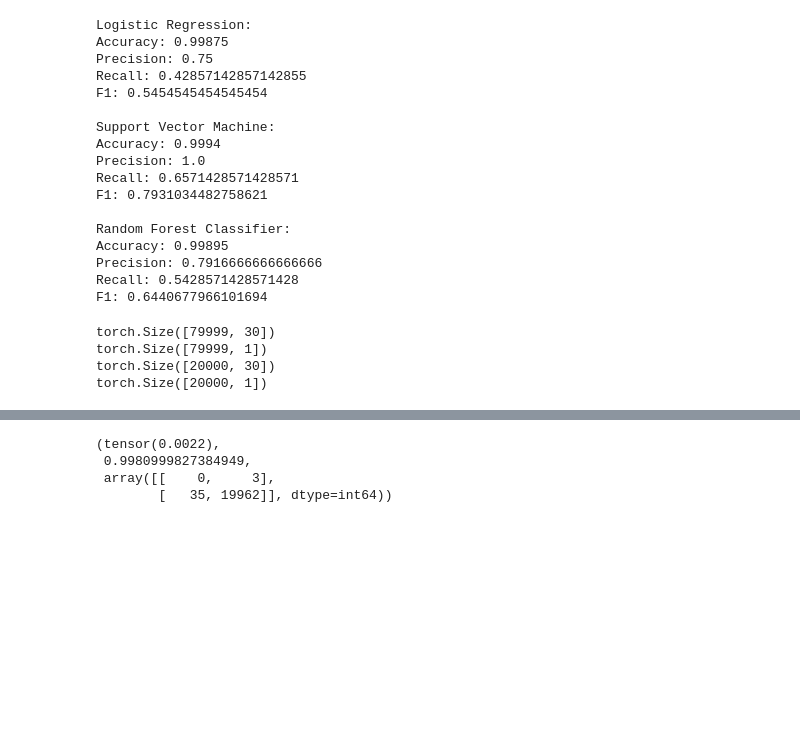
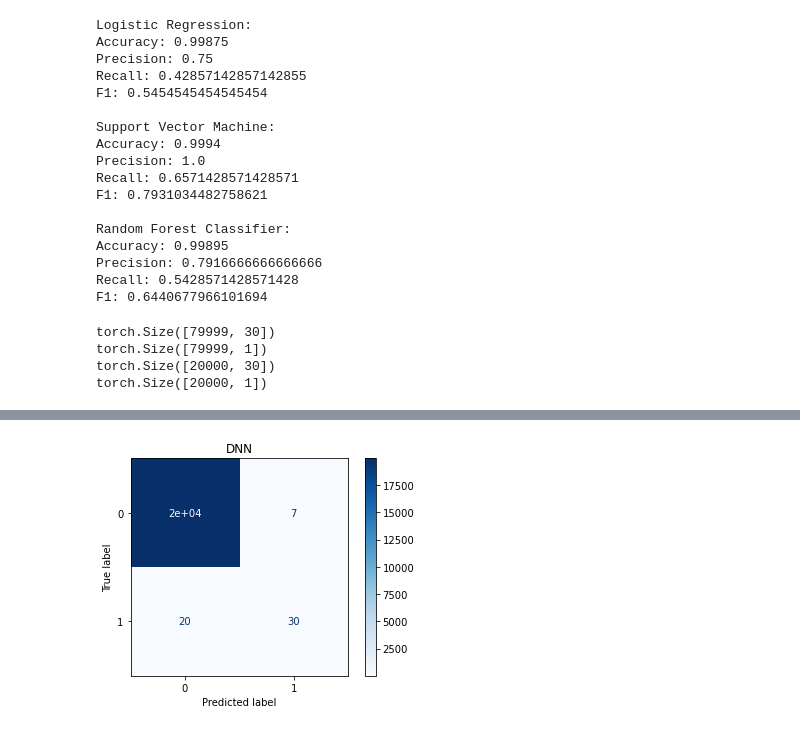
Before and after one commit to tadeohepperle/financial_technology, a Jupyter notebook: index.ipynb, the cells around one changed output, grey strips where cells are left out. Cells and saved outputs as stored; diff of their text form; code cells hidden in the pictures; blank space fills up the shorter version.

Commit message:
better confusion matrix

```diff
--- a/index.ipynb
+++ b/index.ipynb
@@ -114,10 +130,10 @@ from collections import OrderedDict
 import torch
 import torch.nn as nn
 import torch.nn.functional as F
-from torch.optim import SGD
+from torch.optim import Adam
 
 
-def create_model(input_layer_size = 30, hidden_layers = 2, hidden_layer_size = 10):
+def create_binary_classification_model(input_layer_size = 30, hidden_layers = 2, hidden_layer_size = 10) -> nn.Sequential:
     layers = [
         ("hidden_layer_1", nn.Linear(input_layer_size, hidden_layer_size)),
         ("activation_1", nn.ReLU())
@@ -165,9 +181,21 @@ def determine_device():
 class TrainSettings:
     EPOCHS = 4
     BATCH_SIZE = 64
-    LR = 0.01
-    LOSS_FUNCTION = nn.L1Loss()
+    LR = 0.001
+    LOSS_FUNCTION = nn.BCELoss()
     DEVICE = determine_device()
+
+    def __init__(self, EPOCHS = 4, BATCH_SIZE = 64, LR = 0.001, LOSS_FUNCTION=nn.BCELoss(), ) -> None:
+        self.DEVICE = determine_device()
+        self.EPOCHS = EPOCHS
+        self.BATCH_SIZE = BATCH_SIZE
+        self.LR = LR
+        self.LOSS_FUNCTION = LOSS_FUNCTION
+
+class TrainStats:
+    train_settings: TrainSettings
+
+    # def add_epoch(train_loss)
 # %%
 
 
@@ -230,7 +276,7 @@ def evaluate_network(network, test_x, test_y, train_settings):
 # %%
-model = create_model(30, 4, 9)
-train_settings = TrainSettings()
-train_settings.EPOCHS = 3
+# how to create and train a model now (example)
+model = create_binary_classification_model(30, 5, 8)
+train_settings = TrainSettings(EPOCHS=2)
 
-net = train_network_from_model(model, torch_train_x, torch_train_y, torch_test_x, torch_test_y, train_settings)
+net, stats = train_network_from_model(model, torch_train_x, torch_train_y, torch_test_x, torch_test_y, train_settings)
 # %% [output]
@@ -248,3 +286,4 @@ EVAL: test loss: 0.00225 test accuracy: 0.99810
 # %%
-evaluate_network(net, torch_test_x, torch_test_y, train_settings)
+loss, acc, confusion =evaluate_network(net, torch_test_x, torch_test_y, train_settings)
+plot_confusion_matrix_from_matrix(confusion, title="DNN")
 # %% [output]
@@ -252,4 +291 @@ EVAL: test loss: 0.00225 test accuracy: 0.99810
-(tensor(0.0022),
- 0.9980999827384949,
- array([[    0,     3],
-        [   35, 19962]], dtype=int64))
+[figure, added]
```
Also changed, not shown: parts of 6 cells of this notebook.
